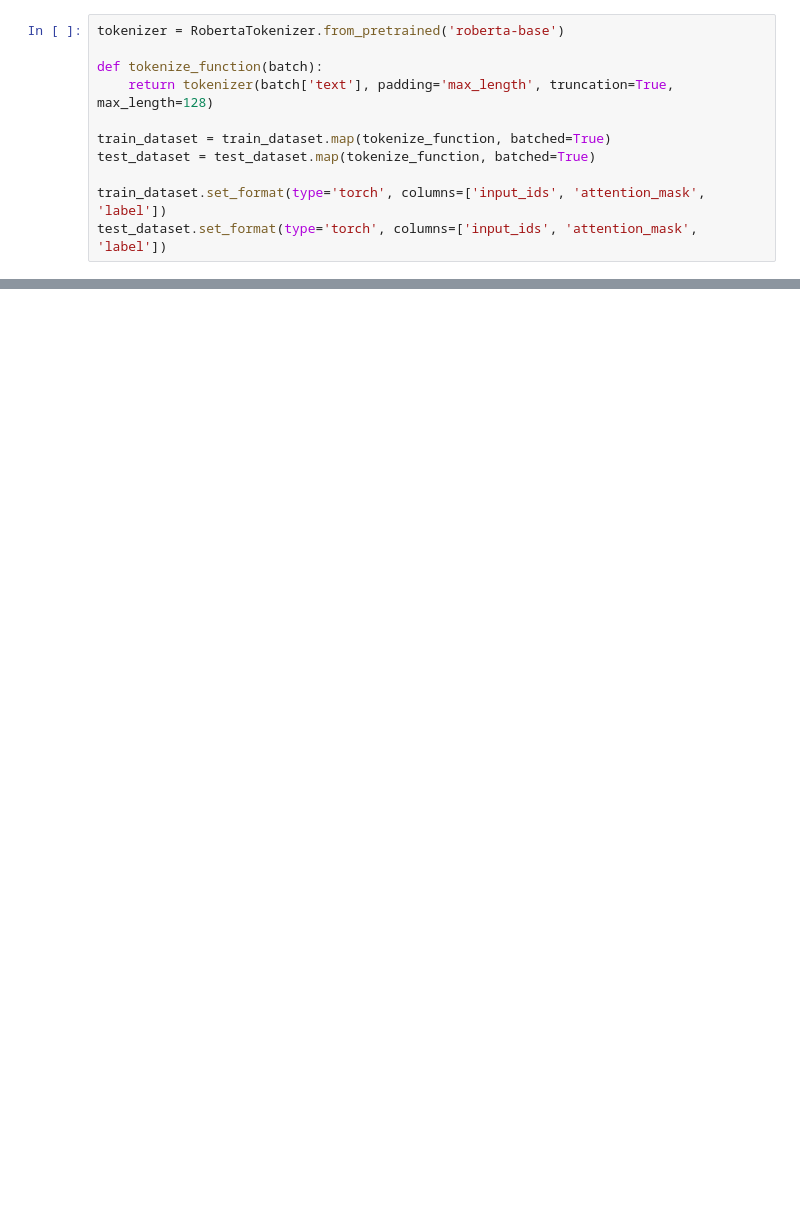
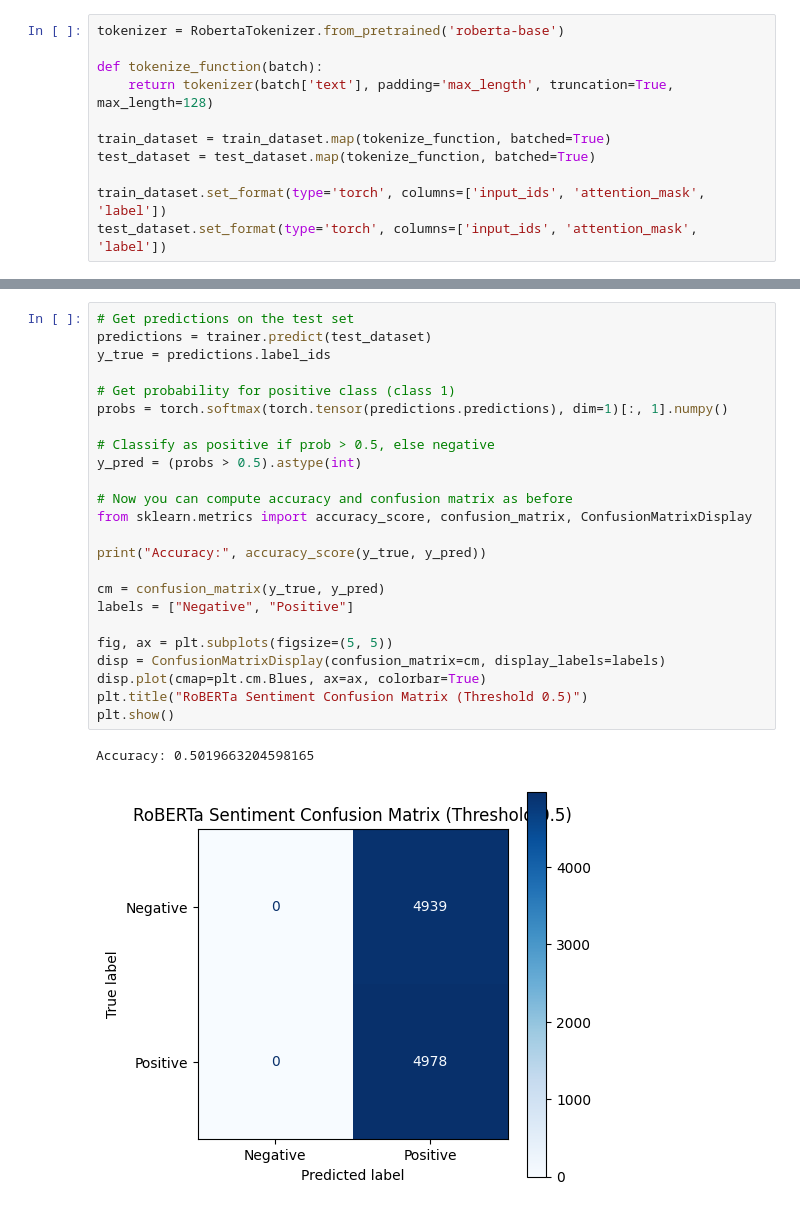
Before and after one commit to Ibi1999/review-sentiment-analysis, a Jupyter notebook: notebooks/roberta_ml_model.ipynb, the cells around one changed output, grey strips where cells are left out. Cells and saved outputs as stored; diff of their text form; blank space fills up the shorter version.

```diff
--- a/notebooks/roberta_ml_model.ipynb
+++ b/notebooks/roberta_ml_model.ipynb
@@ -144,0 +176,27 @@ SafetensorError: Error while serializing: IoError(Os { code: 1224, kind: Uncateg
+# %%
+# Get predictions on the test set
+predictions = trainer.predict(test_dataset)
+y_true = predictions.label_ids
+
+# Get probability for positive class (class 1)
+probs = torch.softmax(torch.tensor(predictions.predictions), dim=1)[:, 1].numpy()
+
+# Classify as positive if prob > 0.5, else negative
+y_pred = (probs > 0.5).astype(int)
+
+# Now you can compute accuracy and confusion matrix as before
+from sklearn.metrics import accuracy_score, confusion_matrix, ConfusionMatrixDisplay
+
+print("Accuracy:", accuracy_score(y_true, y_pred))
+
+cm = confusion_matrix(y_true, y_pred)
+labels = ["Negative", "Positive"]
+
+fig, ax = plt.subplots(figsize=(5, 5))
+disp = ConfusionMatrixDisplay(confusion_matrix=cm, display_labels=labels)
+disp.plot(cmap=plt.cm.Blues, ax=ax, colorbar=True)
+plt.title("RoBERTa Sentiment Confusion Matrix (Threshold 0.5)")
+plt.show()
+# %% [output]
+Accuracy: 0.5019663204598165
+[figure, added]
```
Also changed, not shown: parts of 8 cells of this notebook, 14 other files.
